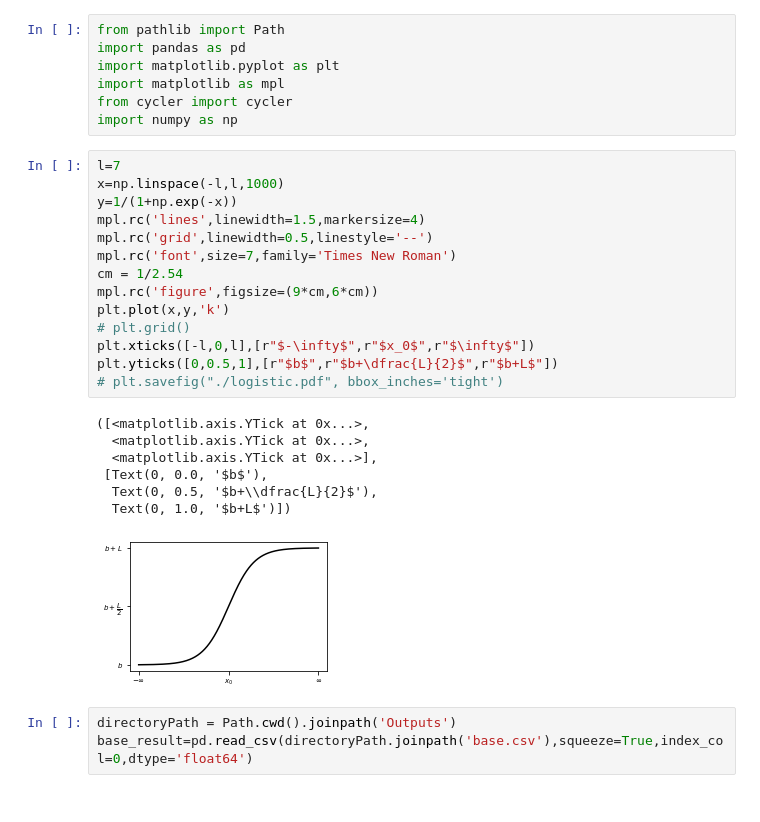
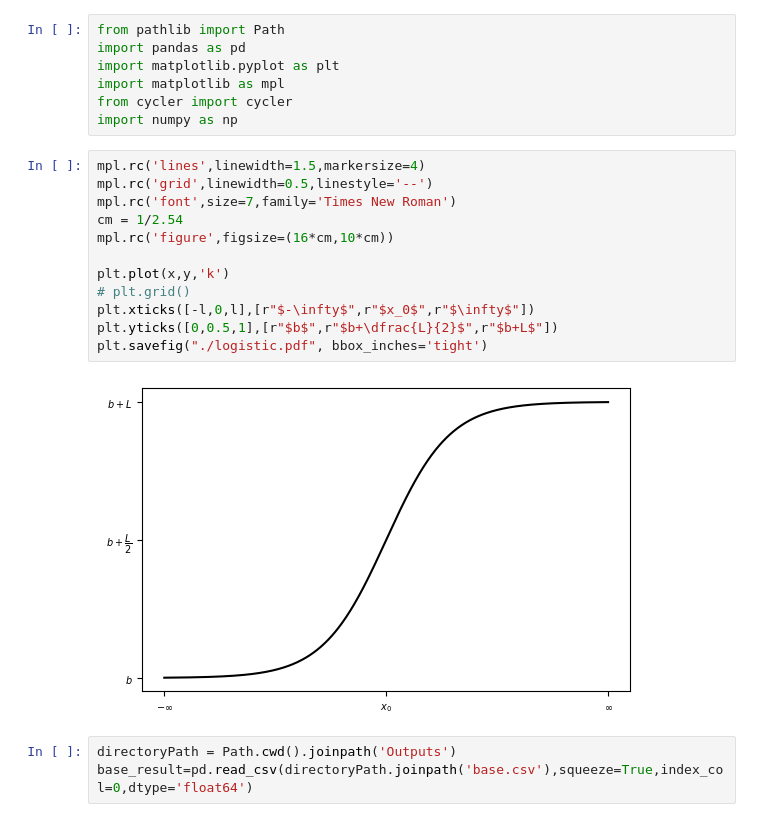
Before and after one commit to barazesh/Phd-Codes, a Jupyter notebook: chart.ipynb, the cells around one changed output. Drawn from its saved outputs; the diff is of its cells as text.

Commit message:
separating the visualization codes

```diff
--- a/chart.ipynb
+++ b/chart.ipynb
@@ -6,27 +6,19 @@ import matplotlib as mpl
 from cycler import cycler
 import numpy as np
 # %%
-l=7
-x=np.linspace(-l,l,1000)
-y=1/(1+np.exp(-x))
 mpl.rc('lines',linewidth=1.5,markersize=4)
 mpl.rc('grid',linewidth=0.5,linestyle='--')
 mpl.rc('font',size=7,family='Times New Roman')
 cm = 1/2.54
-mpl.rc('figure',figsize=(9*cm,6*cm))
+mpl.rc('figure',figsize=(16*cm,10*cm))
+
 plt.plot(x,y,'k')
 # plt.grid()
 plt.xticks([-l,0,l],[r"$-\infty$",r"$x_0$",r"$\infty$"])
 plt.yticks([0,0.5,1],[r"$b$",r"$b+\dfrac{L}{2}$",r"$b+L$"])
-# plt.savefig("./logistic.pdf", bbox_inches='tight')
+plt.savefig("./logistic.pdf", bbox_inches='tight')
 # %% [output]
-([<matplotlib.axis.YTick at 0x...>,
-  <matplotlib.axis.YTick at 0x...>,
-  <matplotlib.axis.YTick at 0x...>],
- [Text(0, 0.0, '$b$'),
-  Text(0, 0.5, '$b+\\dfrac{L}{2}$'),
-  Text(0, 1.0, '$b+L$')])
-[figure, old version]
+[figure, new version]
 # %%
 directoryPath = Path.cwd().joinpath('Outputs')
 base_result=pd.read_csv(directoryPath.joinpath('base.csv'),squeeze=True,index_col=0,dtype='float64')
```
Also changed, not shown: 5 other files.
